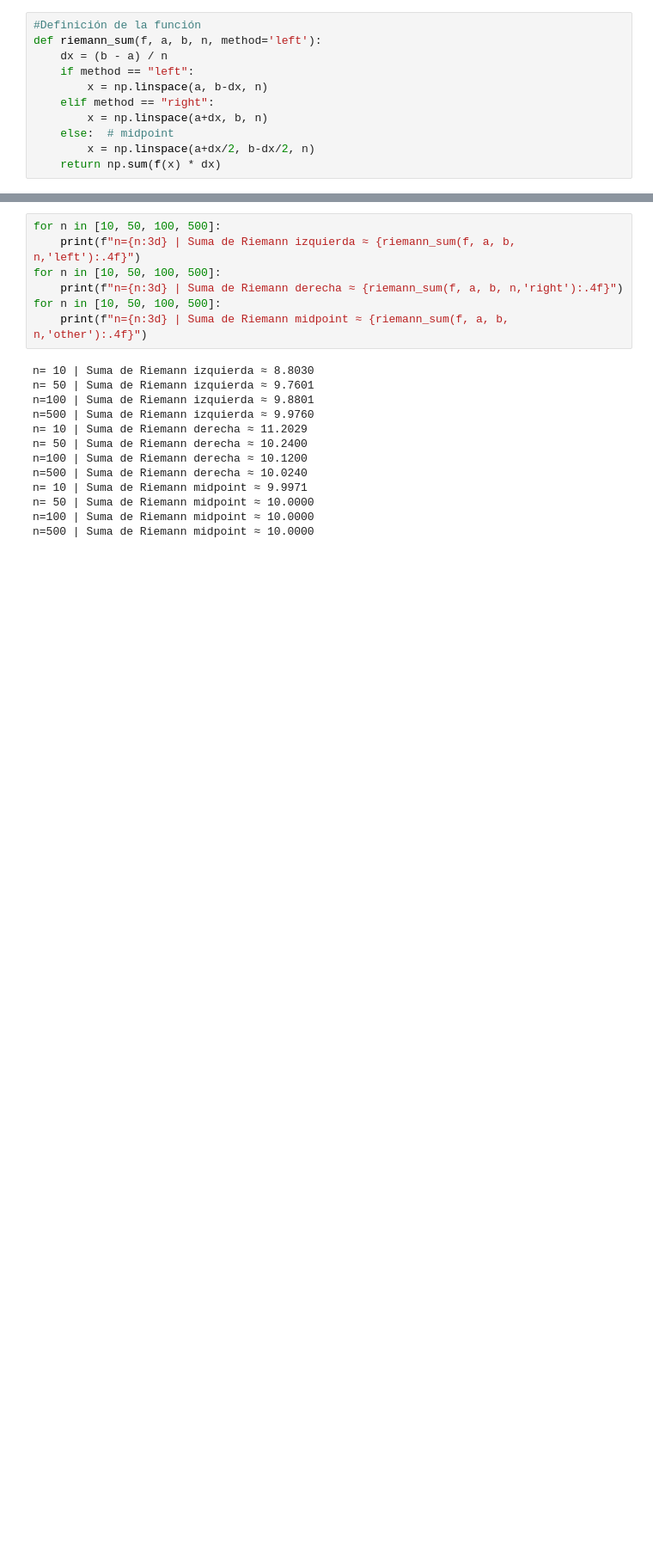
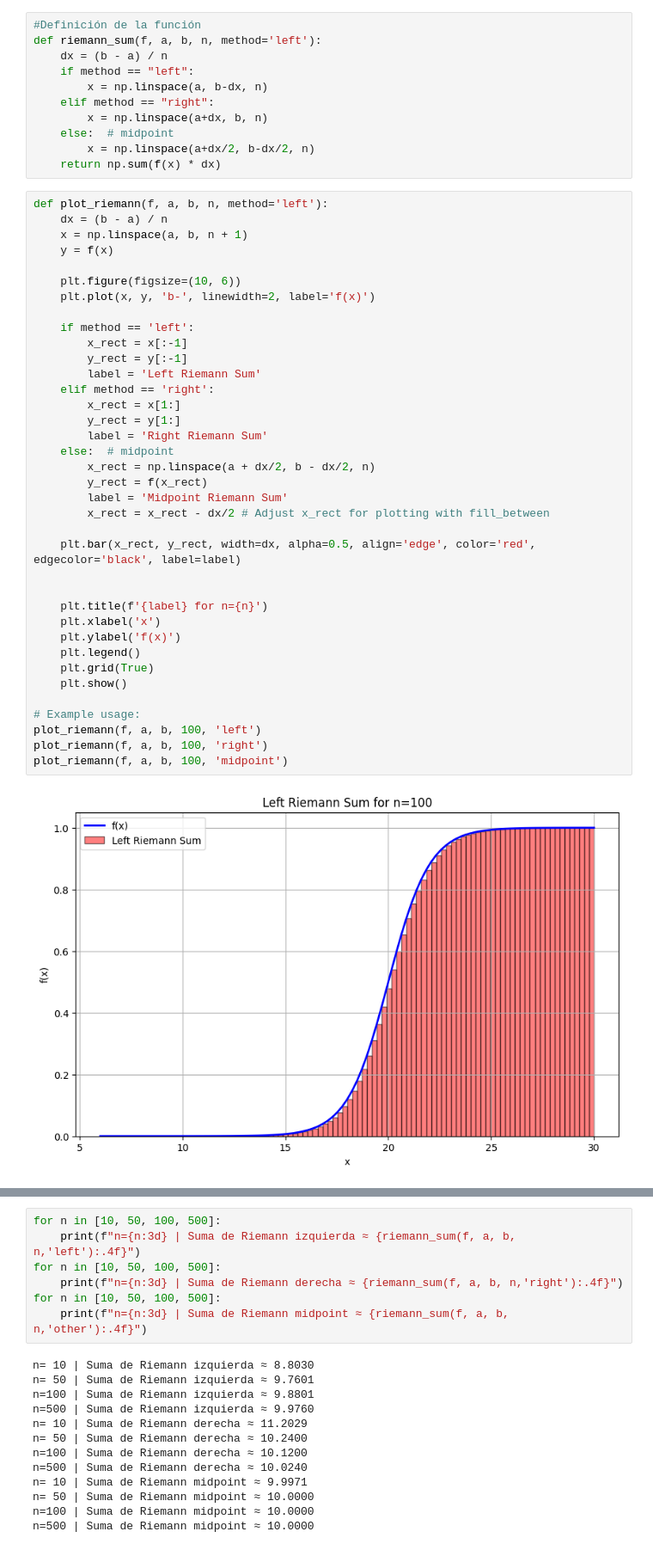
Before and after one commit to AleR26/ColabFiles, a Jupyter notebook: sentimientoAcumulado.ipynb, the cells around one changed output, grey strips where cells are left out. Shown at 86% size. Cells and saved outputs as stored; diff of their text form; blank space fills up the shorter version.

```diff
--- a/sentimientoAcumulado.ipynb
+++ b/sentimientoAcumulado.ipynb
@@ -213,3 +215,42 @@ def riemann_sum(f, a, b, n, method='left'):
     else:  # midpoint
         x = np.linspace(a+dx/2, b-dx/2, n)
     return np.sum(f(x) * dx)
+# %%
+def plot_riemann(f, a, b, n, method='left'):
+    dx = (b - a) / n
+    x = np.linspace(a, b, n + 1)
+    y = f(x)
+
+    plt.figure(figsize=(10, 6))
+    plt.plot(x, y, 'b-', linewidth=2, label='f(x)')
+
+    if method == 'left':
+        x_rect = x[:-1]
+        y_rect = y[:-1]
+        label = 'Left Riemann Sum'
+    elif method == 'right':
+        x_rect = x[1:]
+        y_rect = y[1:]
+        label = 'Right Riemann Sum'
+    else:  # midpoint
+        x_rect = np.linspace(a + dx/2, b - dx/2, n)
+        y_rect = f(x_rect)
+        label = 'Midpoint Riemann Sum'
+        x_rect = x_rect - dx/2 # Adjust x_rect for plotting with fill_between
+
+    plt.bar(x_rect, y_rect, width=dx, alpha=0.5, align='edge', color='red', edgecolor='black', label=label)
+
+
+    plt.title(f'{label} for n={n}')
+    plt.xlabel('x')
+    plt.ylabel('f(x)')
+    plt.legend()
+    plt.grid(True)
+    plt.show()
+
+# Example usage:
+plot_riemann(f, a, b, 100, 'left')
+plot_riemann(f, a, b, 100, 'right')
+plot_riemann(f, a, b, 100, 'midpoint')
+# %% [output]
+[figure, added]
```
Also changed, not shown: parts of 9 cells of this notebook.
